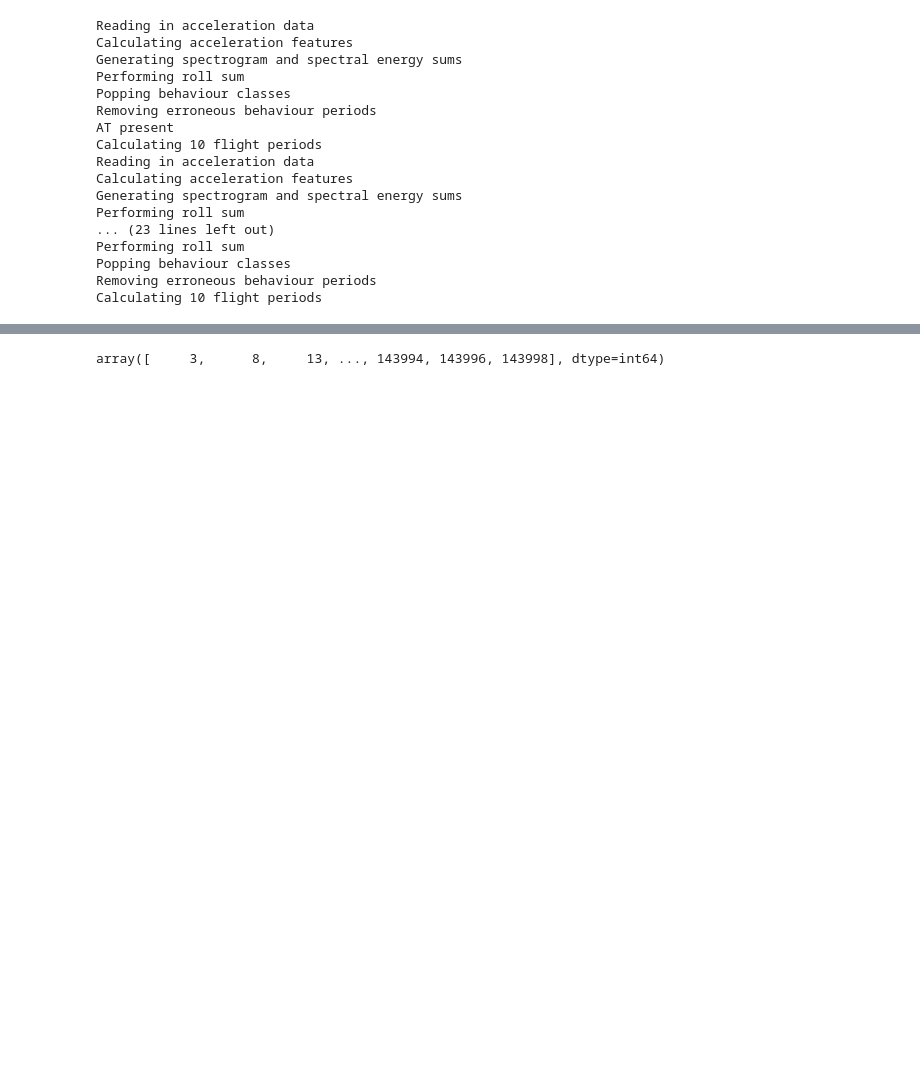
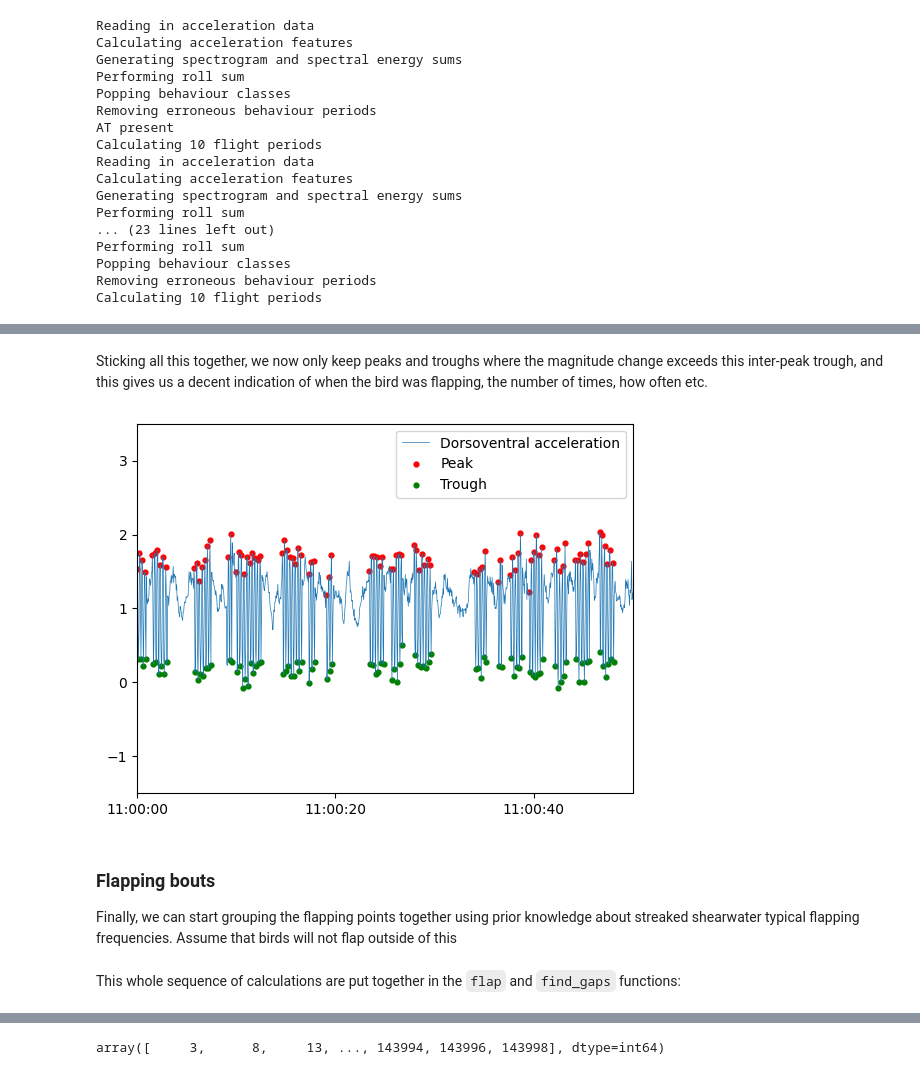
Before and after one commit to takujinonda/BiPAnalysisCodeShare, a Jupyter notebook: forage_detect/DVLexplanation.ipynb, the cells around one changed output, grey strips where cells are left out. Drawn from its saved outputs; the diff is of its cells as text; code cells hidden in the pictures; blank space fills up the shorter version.

```diff
--- a/forage_detect/DVLexplanation.ipynb
+++ b/forage_detect/DVLexplanation.ipynb
@@ -133,0 +205,17 @@ Calculating 10 flight periods
+# %% [markdown]
+Sticking all this together, we now only keep peaks and troughs where the magnitude change exceeds this inter-peak trough, and this gives us a decent indication of when the bird was flapping, the number of times, how often etc.
+# %%
+plt.plot(tagData['18017']['acc'].DT.values,tagData['18017']['acc'].Z.values,label='Dorsoventral acceleration',linewidth=.5)
+plt.scatter(tagData['18017']['acc'].DT[peaks[large_inds]],sig[peaks[large_inds]],c='r',label='Peak',s=12)
+plt.scatter(tagData['18017']['acc'].DT[troughs[large_inds]],sig[troughs[large_inds]],c='g',label='Trough',s=12)
+plt.legend()
+plt.xlim(tagData['18017']['acc'].DT[0],tagData['18017']['acc'].DT[1000])
+plt.ylim(-1.5,3.5)
+plt.xticks(np.datetime_as_string(np.arange(tagData['18017']['acc'].DT[0],tagData['18017']['acc'].DT[1000],np.timedelta64(20,'s')),unit='s'))
+plt.gcf().axes[0].xaxis.set_major_formatter(xformatter)
+# %% [output]
+[figure, added]
+# %% [markdown]
+### Flapping bouts
+
+Finally, we can start grouping the flapping points together using prior knowledge about streaked shearwater typical flapping frequencies. Assume that birds will not flap outside of this
@@ -133,0 +246,2 @@ Calculating 10 flight periods
+# %% [markdown]
+This whole sequence of calculations are put together in the `flap` and `find_gaps` functions:
```
Also changed, not shown: parts of 44 cells of this notebook.
